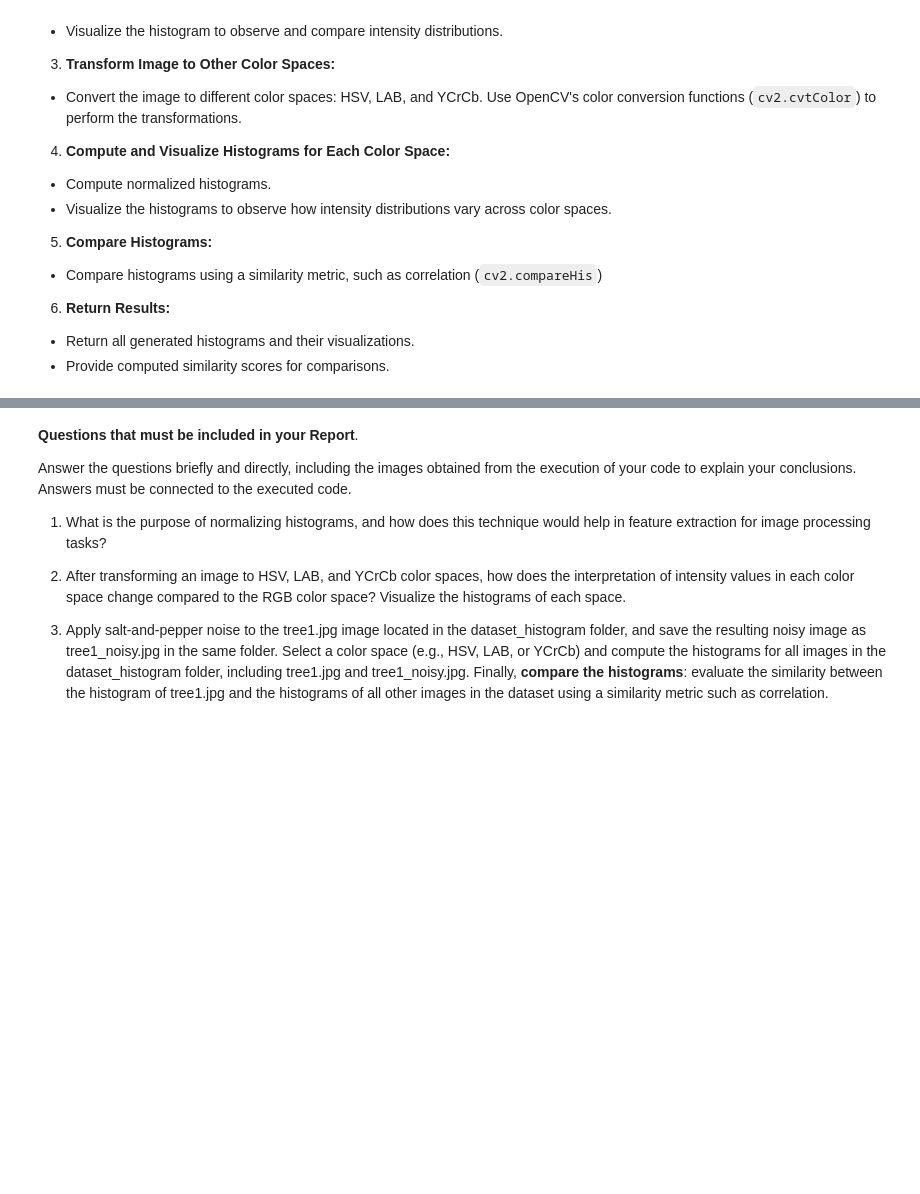
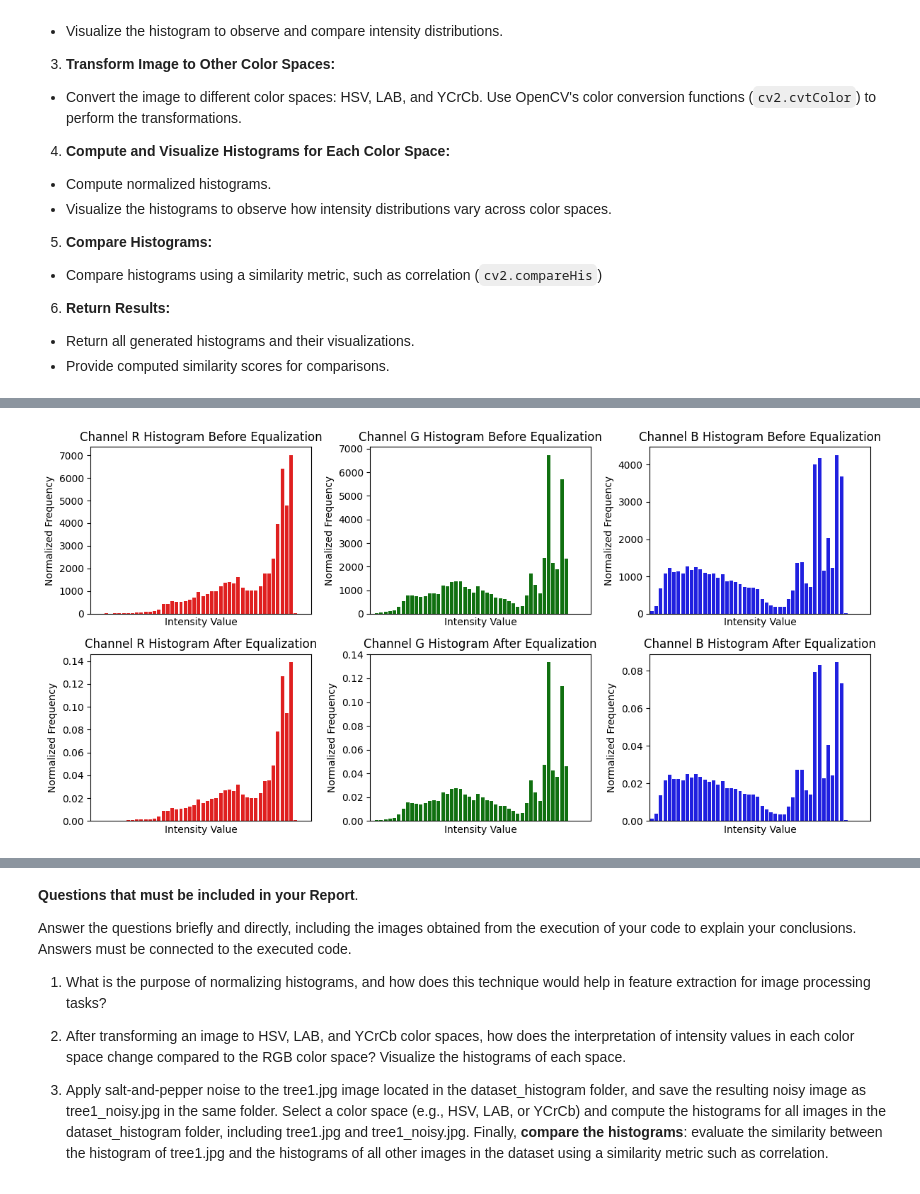
Before and after one commit to M-Riedemann/Computer_Vision, a Jupyter notebook: Project4/Project4.ipynb, the cells around one changed output, grey strips where cells are left out. Cells and saved outputs as stored; diff of their text form; code cells hidden in the pictures; blank space fills up the shorter version.

```diff
--- a/Project4/Project4.ipynb
+++ b/Project4/Project4.ipynb
@@ -86,0 +153,22 @@ def compare_histograms(hist1, hist2):
+# %%
+colors = ['r', 'g', 'b']
+plt.figure(figsize=(12, 6))
+# Loop through each color channel
+for i, color in enumerate(colors):
+
+    plt.subplot(2, 3, i + 1)
+    hist = compute_histogram(image_dog, i, bins=50)
+    plot_histogram_seaborn(hist, color)
+    plt.title(f'Channel {color.upper()} Histogram Before Equalization')
+
+    plt.subplot(2, 3, i + 4)
+    hist = compute_normalized_histogram(image_dog, i, bins=50)
+    plot_histogram_seaborn(hist, color)
+    plt.title(f'Channel {color.upper()} Histogram After Equalization')
+
+
+
+plt.tight_layout()
+plt.show()
+# %% [output]
+[figure, added]
```
Also changed, not shown: parts of 6 cells of this notebook, 3 other files.
